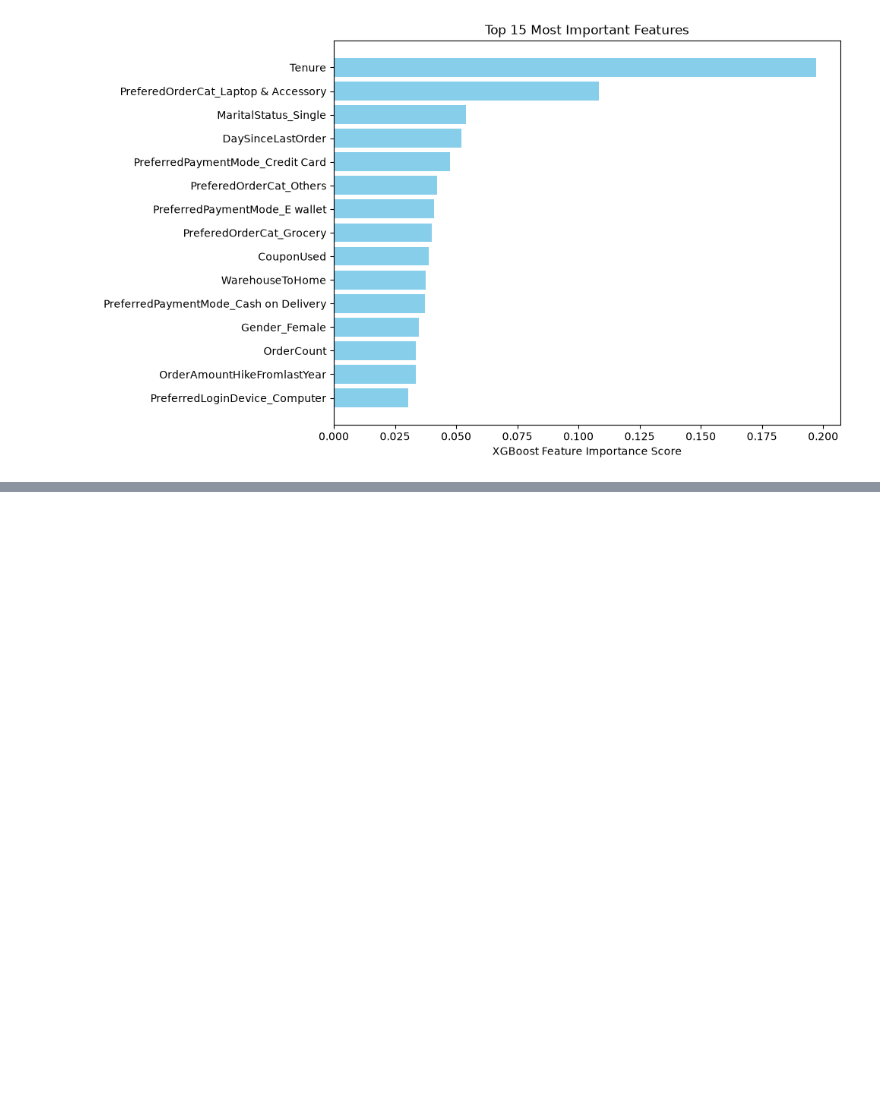
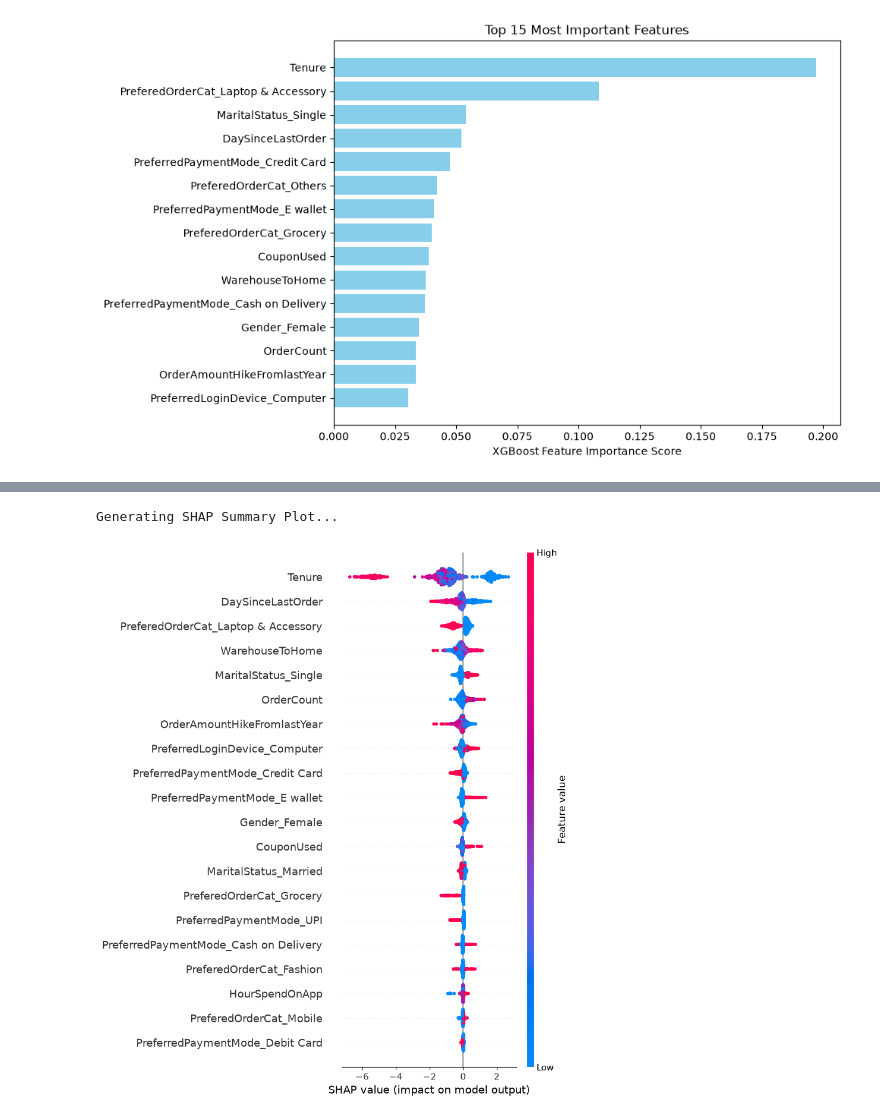
Before and after one commit to esterbleskadit/DPP-portofolio-project, a Jupyter notebook: notebooks/EDA_ML.ipynb, the cells around one changed output, grey strips where cells are left out. Cells and saved outputs as stored; diff of their text form; code cells hidden in the pictures; blank space fills up the shorter version.

```diff
--- a/notebooks/EDA_ML.ipynb
+++ b/notebooks/EDA_ML.ipynb
@@ -585,0 +632,23 @@ plt.show()
+# %%
+#import shap
+import shap
+
+#extract preprocessed training and testing data from pipeline using your fitted column transformer
+X_train_transformed = xgb_pipeline.named_steps['preprocessor'].transform(X_train_fe)
+X_test_transformed = xgb_pipeline.named_steps['preprocessor'].transform(X_test_fe)
+
+#cleaned feature names
+all_feature_names = xgb_pipeline.named_steps['preprocessor'].get_feature_names_out()
+cleaned_feature_names = [name.replace('num__', '').replace('cat__', '')for name in all_feature_names]
+
+#initialise SHAP TreeExplainer using trained XGBoost model
+model = xgb_pipeline.named_steps['classifier']
+explainer = shap.TreeExplainer(model)
+shap_values = explainer.shap_values(X_test_transformed)
+
+#generate summary plot
+print('Generating SHAP Summary Plot...')
+shap.summary_plot(shap_values, X_test_transformed, feature_names=cleaned_feature_names)
+# %% [output]
+Generating SHAP Summary Plot...
+[figure, added]
```
Also changed, not shown: parts of 10 cells of this notebook, 7 other files.
